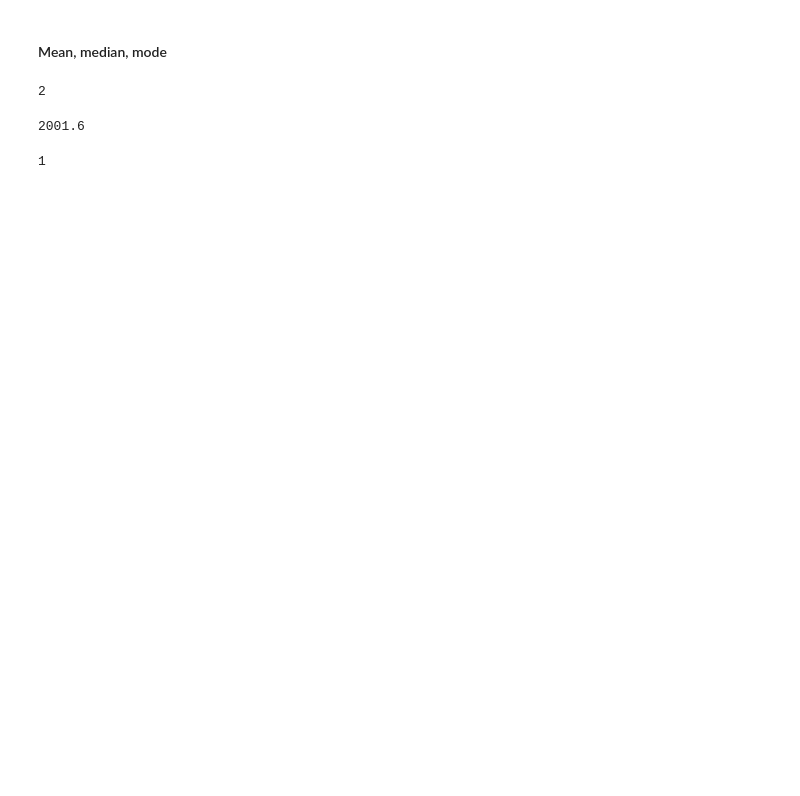
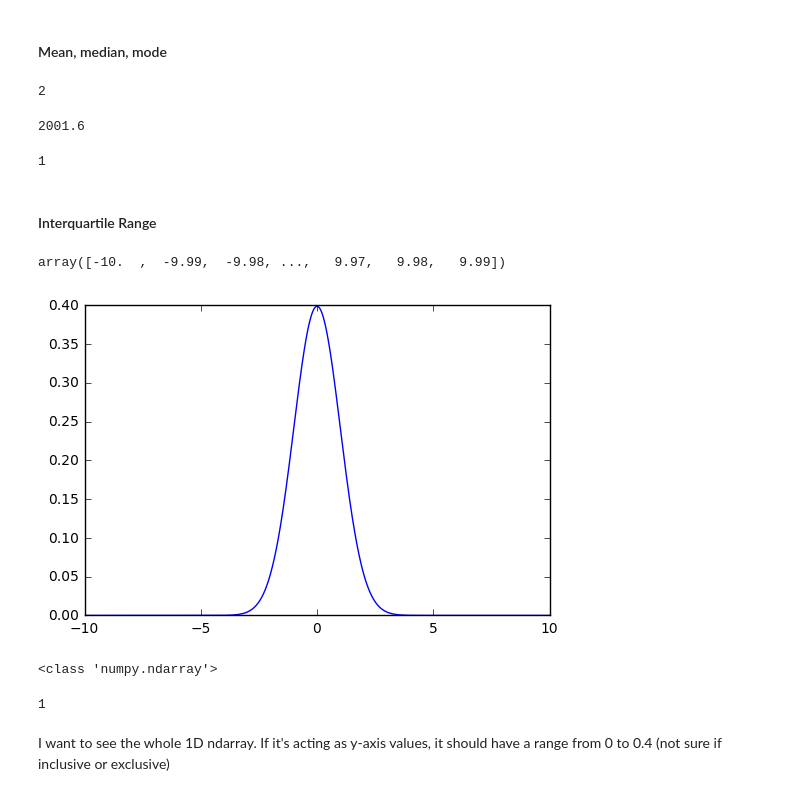
Before and after one commit to hichana/data-science-quiver, a Jupyter notebook: Statistics.ipynb, the cells around one changed output. Saved outputs shown, nothing was run; the diff lists cells and outputs as text; code cells hidden in the pictures; blank space fills up the shorter version.

```diff
--- a/Statistics.ipynb
+++ b/Statistics.ipynb
@@ -20,3 +20,5 @@ stats.mean(numbers_list)
 stats.mode(numbers_list)
 # %% [output]
 1
+# %% [markdown]
+#### Interquartile Range
@@ -22,0 +30,17 @@ stats.mode(numbers_list)
+# %%
+mean = 0
+standard_dev = 1
+# %%
+# numpy ndarrray made via np.arange() from -10 to 10 with .0001 spacing
+# between values
+range = np.arange(-10, 10, 0.01)
+range
+# %% [output]
+array([-10.  ,  -9.99,  -9.98, ...,   9.97,   9.98,   9.99])
+# %%
+# plt.plot is the matplotlib plot function
+# range is on x-axis
+# SciPy's norm.pdf() as y axis (though input params are whole graph)
+my_plot = plt.plot(range, norm.pdf(range, mean, standard_dev))
+# %% [output]
+[figure, added]
@@ -22,0 +50,12 @@ stats.mode(numbers_list)
+# %%
+# an ndarray
+print(type(x))
+# %% [output]
+<class 'numpy.ndarray'>
+# %%
+# it has 1D
+x.ndim
+# %% [output]
+1
+# %% [markdown]
+I want to see the whole 1D ndarray. If it's acting as y-axis values, it should have a range from 0 to 0.4 (not sure if inclusive or exclusive)
```
Also changed, not shown: parts of 8 cells of this notebook.
